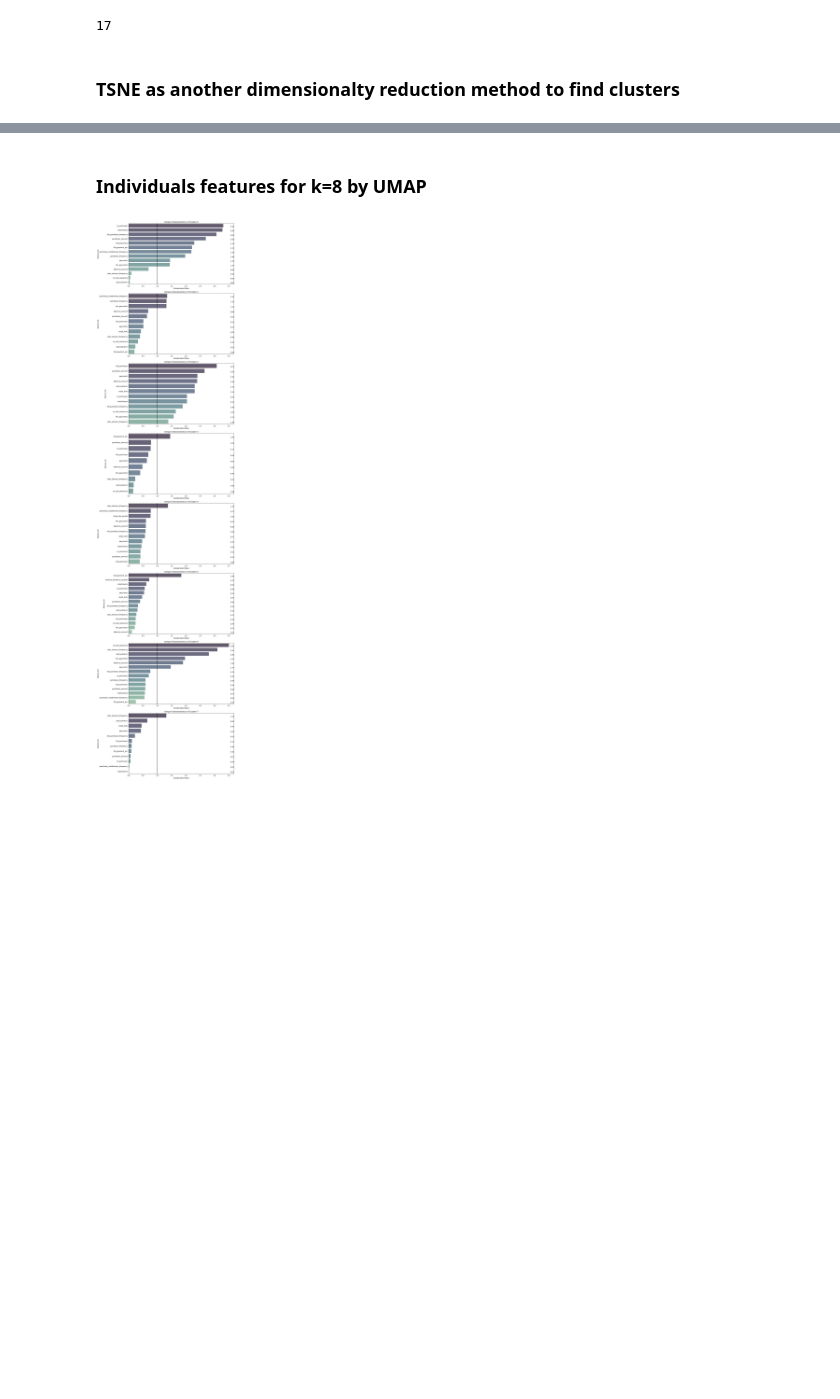
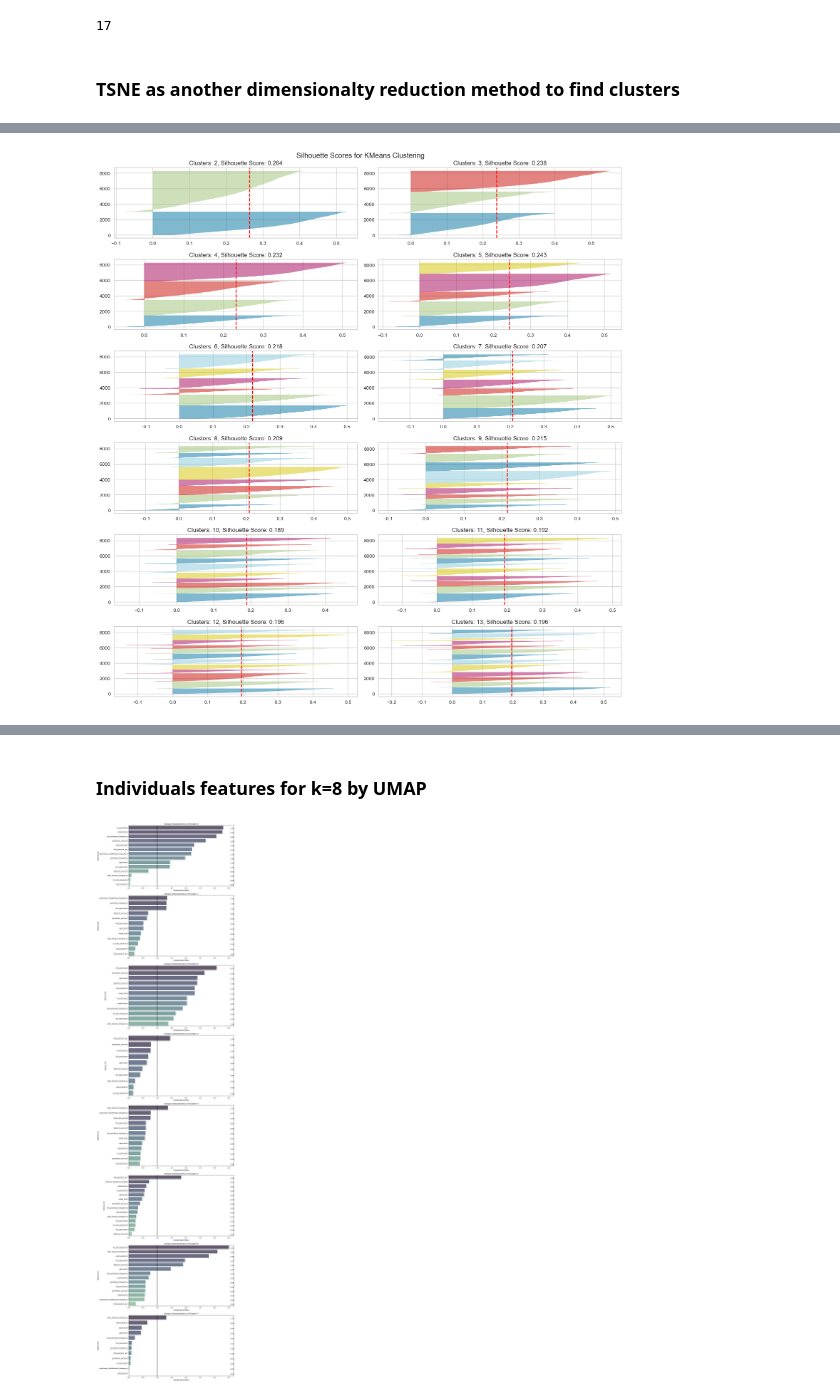
Before and after one commit to Rojoser/Credit-Card-Segmentation, a Jupyter notebook: Micha/Customer_segmentation_clustering.ipynb, the cells around one changed output, grey strips where cells are left out. Saved outputs shown, nothing was run; the diff lists cells and outputs as text; code cells hidden in the pictures; blank space fills up the shorter version.

```diff
--- a/Micha/Customer_segmentation_clustering.ipynb
+++ b/Micha/Customer_segmentation_clustering.ipynb
@@ -114,3 +115,22 @@ plt.show()
+# %%
+#The elbow method is not always that clear, the silhouette score can help to choose the right KMeans
+
+fig, ax = plt.subplots(6, 2, figsize=(15,16))
+for i in [2, 3, 4, 5, 6, 7, 8, 9, 10, 11, 12, 13]:
+
+    km = KMeans(n_clusters=i, init='k-means++', n_init=15, max_iter=100, random_state=42)
+    q, mod = divmod(i, 2)
+
+    visualizer = SilhouetteVisualizer(km, colors='yellowbrick', ax=ax[q-1][mod])
+    visualizer.fit(df_noOutl)
+    score = round(visualizer.silhouette_score_, 3)
+    ax[q-1][mod].set_title(f'Clusters: {i}, Silhouette Score: {score}')
+
+fig.suptitle('Silhouette Scores for KMeans Clustering')
+fig.tight_layout()
+plt.show()
+# %% [output]
+[figure, added]
 # %%
 #Choose different KMeans according to the elbow graph above
 kmeans_3 = KMeans(n_clusters=3, n_init = 15)
```
Also changed, not shown: parts of 5 cells of this notebook.
